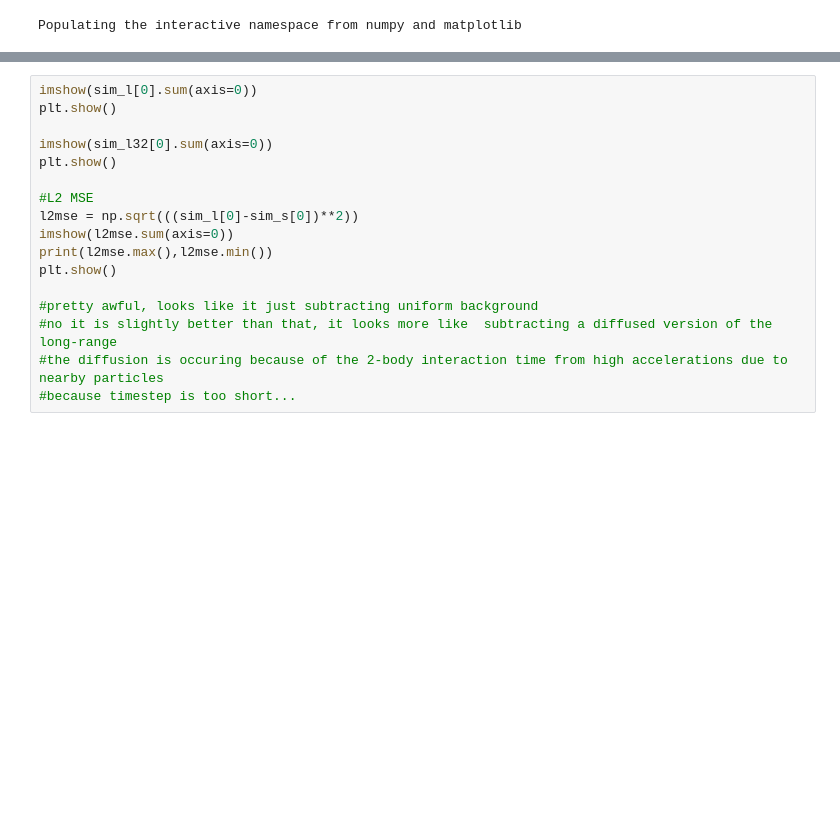
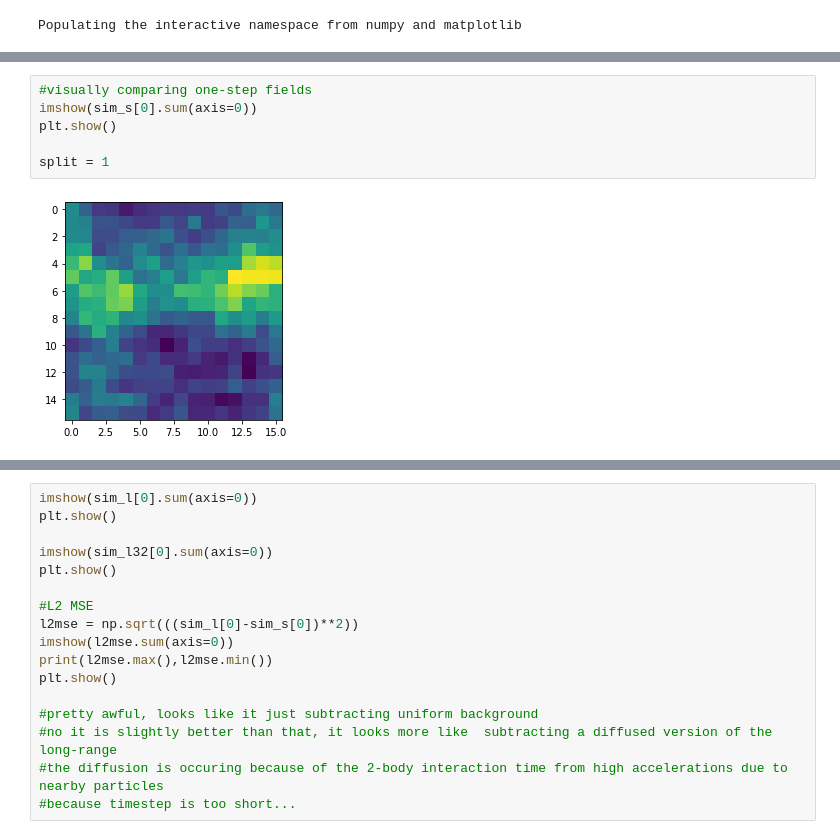
Before and after one commit to jmsull/flowpm, a Jupyter notebook: notebooks/check_particles.ipynb, the cells around one changed output, grey strips where cells are left out. Drawn from its saved outputs; the diff is of its cells as text; blank space fills up the shorter version.

```diff
--- a/notebooks/check_particles.ipynb
+++ b/notebooks/check_particles.ipynb
@@ -67,0 +84,8 @@ dbug max LR force is 0.10166875
+# %%
+#visually comparing one-step fields
+imshow(sim_s[0].sum(axis=0))
+plt.show()
+
+split = 1
+# %% [output]
+[figure, added]
```
Also changed, not shown: parts of 9 cells of this notebook, 11 other files.
